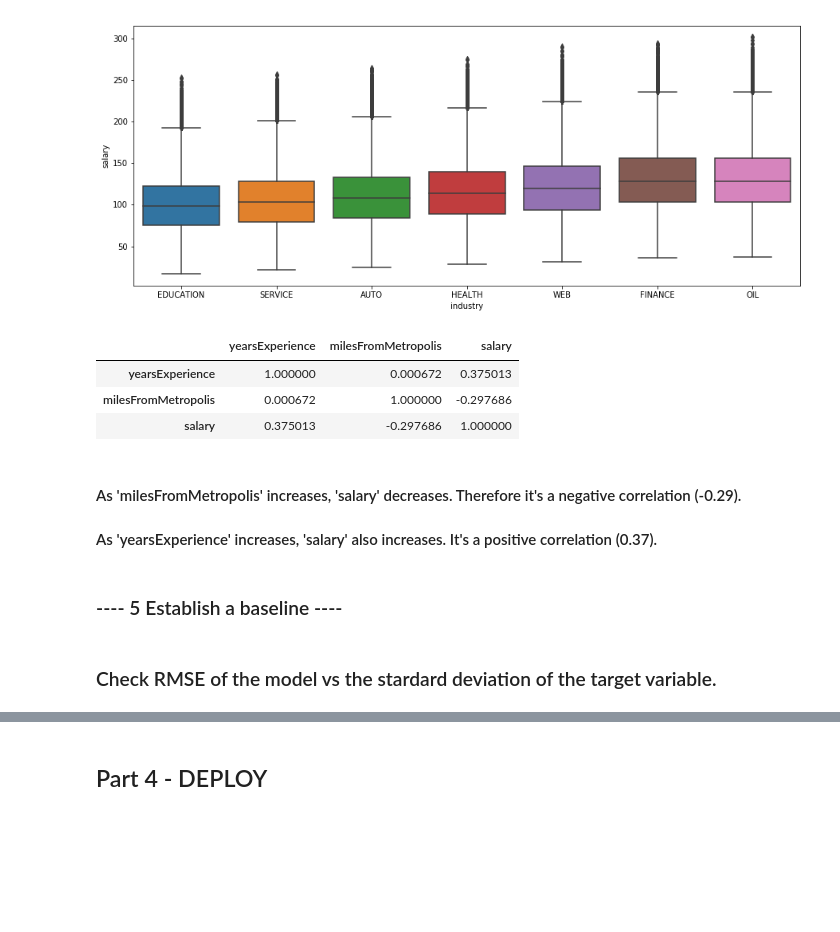
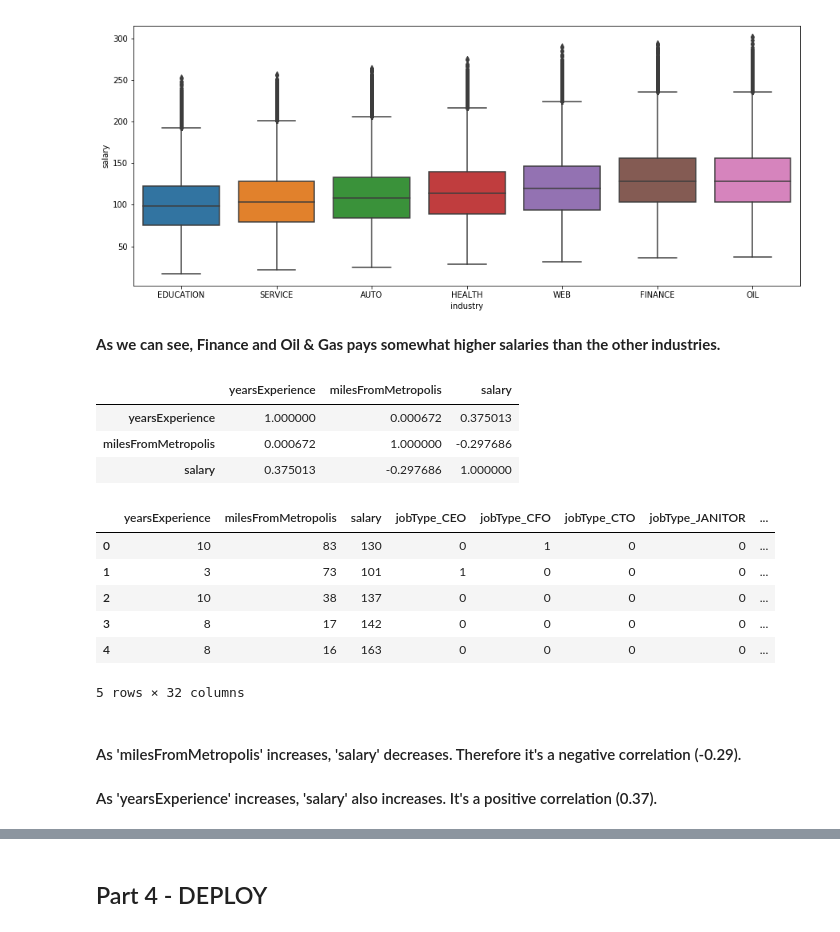
Before and after one commit to coutoreis/salary-prediction, a Jupyter notebook: Salary Prediction Notebook.ipynb, the cells around one changed output, grey strips where cells are left out. Drawn from its saved outputs; the diff is of its cells as text; code cells hidden in the pictures; blank space fills up the shorter version.

```diff
--- a/Salary Prediction Notebook.ipynb
+++ b/Salary Prediction Notebook.ipynb
@@ -114,4 +125,8 @@ df.drop(df[df['salary'] == 0].index, inplace = True)
 # %% [markdown]
 #### The 'milesFromMetropolis' and 'yearsExperience' attributes may have ZEROES
 #### E.g.: The person lives at the metropolis and is a novice.
+# %%
+# We'll drop unecessary columns as they are or unique or doesn't help us to build the model
+df.drop('jobId', axis=1, inplace=True)
+df.drop('companyId', axis=1, inplace=True)
 # %% [markdown]
@@ -213,6 +227,8 @@ sorted_boxplot(df, xval = 'major', yval = 'salary')
 sorted_boxplot(df, xval = 'industry', yval = 'salary')
 # %% [output]
 [figure]
+# %% [markdown]
+**As we can see, Finance and Oil & Gas pays somewhat higher salaries than the other industries.**
 # %%
 # Check for correlation between the numerical variables
 df.corr()
@@ -221,8 +237,18 @@ df.corr()
 | yearsExperience | 1.000000 | 0.000672 | 0.375013 |
 | milesFromMetropolis | 0.000672 | 1.000000 | -0.297686 |
 | salary | 0.375013 | -0.297686 | 1.000000 |
+# %%
+# We'll hot encode the categorical variables so we can build the model
+df_train = pd.get_dummies(df)
+df_train.head()
+# %% [output]
+|  | yearsExperience | milesFromMetropolis | salary | jobType_CEO | jobType_CFO | jobType_CTO | jobType_JANITOR | ... |
+| 0 | 10 | 83 | 130 | 0 | 1 | 0 | 0 | ... |
+| 1 | 3 | 73 | 101 | 1 | 0 | 0 | 0 | ... |
+| 2 | 10 | 38 | 137 | 0 | 0 | 0 | 0 | ... |
+| 3 | 8 | 17 | 142 | 0 | 0 | 0 | 0 | ... |
+| 4 | 8 | 16 | 163 | 0 | 0 | 0 | 0 | ... |
+5 rows × 32 columns
 # %% [markdown]
 #### As 'milesFromMetropolis' increases, 'salary' decreases. Therefore it's a negative correlation (-0.29).
 #### As 'yearsExperience' increases, 'salary' also increases. It's a positive correlation (0.37).
-# %% [markdown]
-### ---- 5 Establish a baseline ----
@@ -232,2 +254,0 @@ lr_model.fit()
-# %% [markdown]
-### Check RMSE of the model vs the stardard deviation of the target variable.
```
Also changed, not shown: parts of 56 cells of this notebook.
